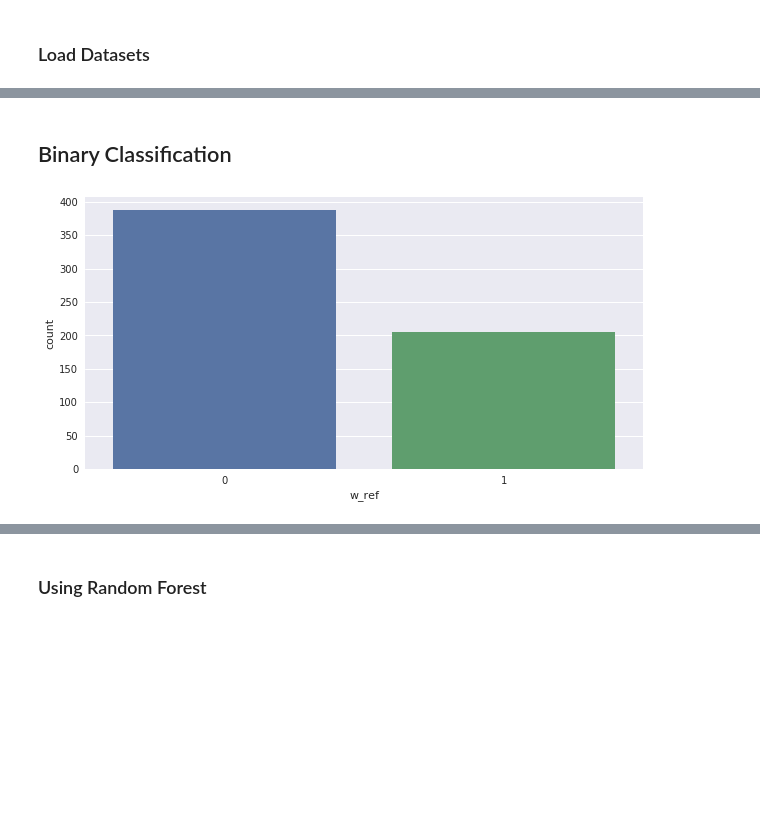
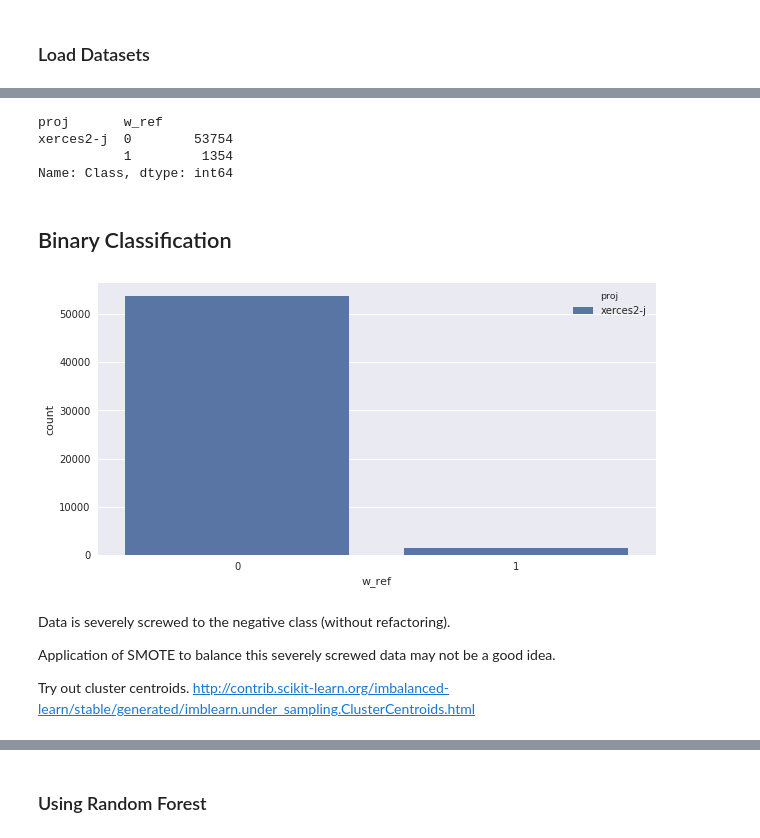
Before and after one commit to JerelynCo/RefactoringXGBoost, a Jupyter notebook: ProcProdRefRecommendation.ipynb, the cells around one changed output, grey strips where cells are left out. Saved outputs shown, nothing was run; the diff lists cells and outputs as text; code cells hidden in the pictures; blank space fills up the shorter version.

```diff
--- a/ProcProdRefRecommendation.ipynb
+++ b/ProcProdRefRecommendation.ipynb
@@ -136,0 +163,5 @@ data_df_csf.head()
+# %%
+data_df_csf = pd.read_csv(ddata_dir+"xerces.csv")
+# Create a binary label column.
+data_df_csf["w_ref"] = data_df_csf["Refactoring"].apply(lambda x: 0 if x =="not" else 1)
+data_df_csf.head()
@@ -142,9 +181,24 @@ proc_cols = ['NC', 'AG', 'NDC', 'ADD', 'DEL', 'CHURN']
 prod_cols = ['LOC', 'WMC', 'DIT', 'NOC', 'RFC','CBO', 'LCOM', 'NOM', 'NOA', 'NOO', 'CCBC', 'C3']
 # %%
 data_df_csf.dropna(inplace=True)
+data_df_csf.drop_duplicates(inplace=True)
+# %%
+data_df_csf.groupby(["proj", "w_ref"])["Class"].count()
+# %% [output]
+proj       w_ref
+xerces2-j  0        53754
+           1         1354
+Name: Class, dtype: int64
 # %% [markdown]
 ## Binary Classification
 # %%
-ax = sns.countplot(x="w_ref", data=data_df_csf)
+ax = sns.countplot(x="w_ref", data=data_df_csf, hue="proj")
 # %% [output]
-[figure, old version]
+[figure, new version]
+# %% [markdown]
+Data is severely screwed to the negative class (without refactoring).
+
+Application of SMOTE to balance this severely screwed data may not be a good idea.
+
+Try out cluster centroids.
+http://contrib.scikit-learn.org/imbalanced-learn/stable/generated/imblearn.under_sampling.ClusterCentroids.html
```
Also changed, not shown: parts of 42 cells of this notebook, 1 other file.
